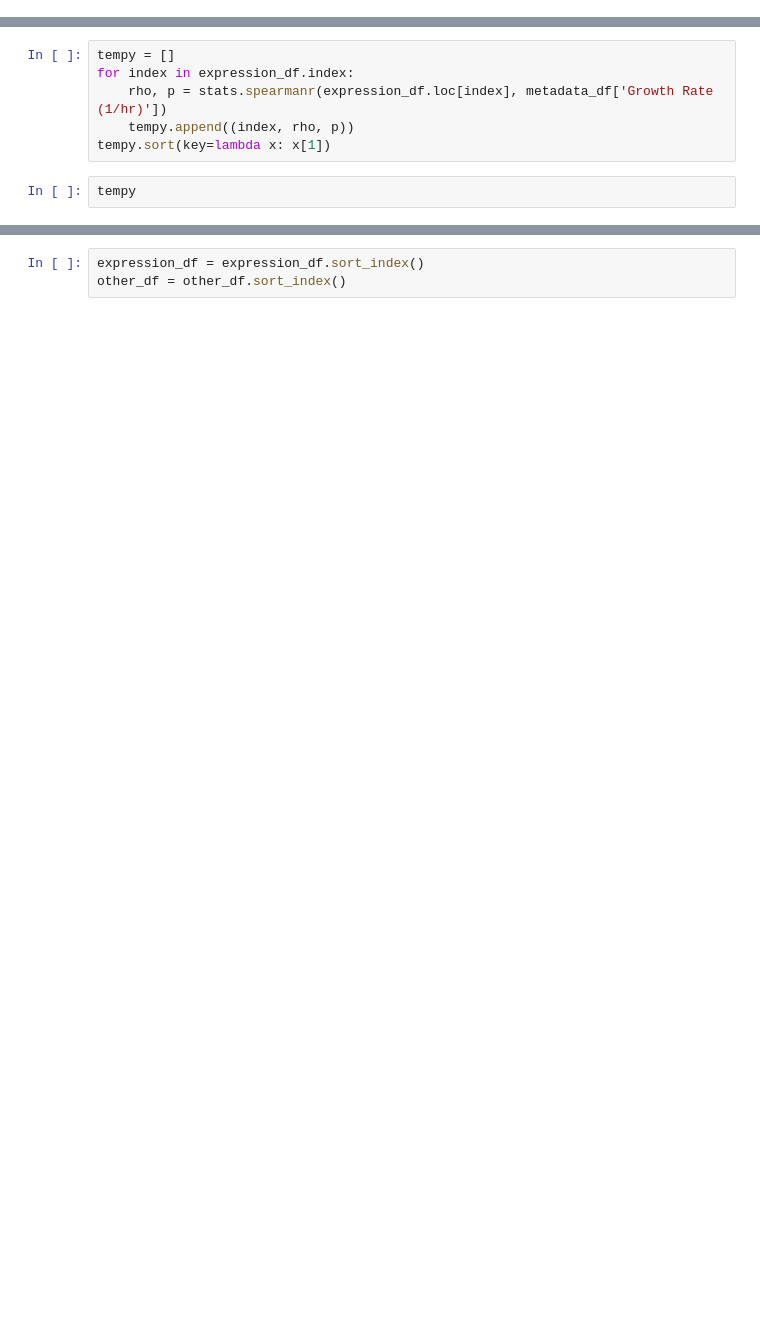
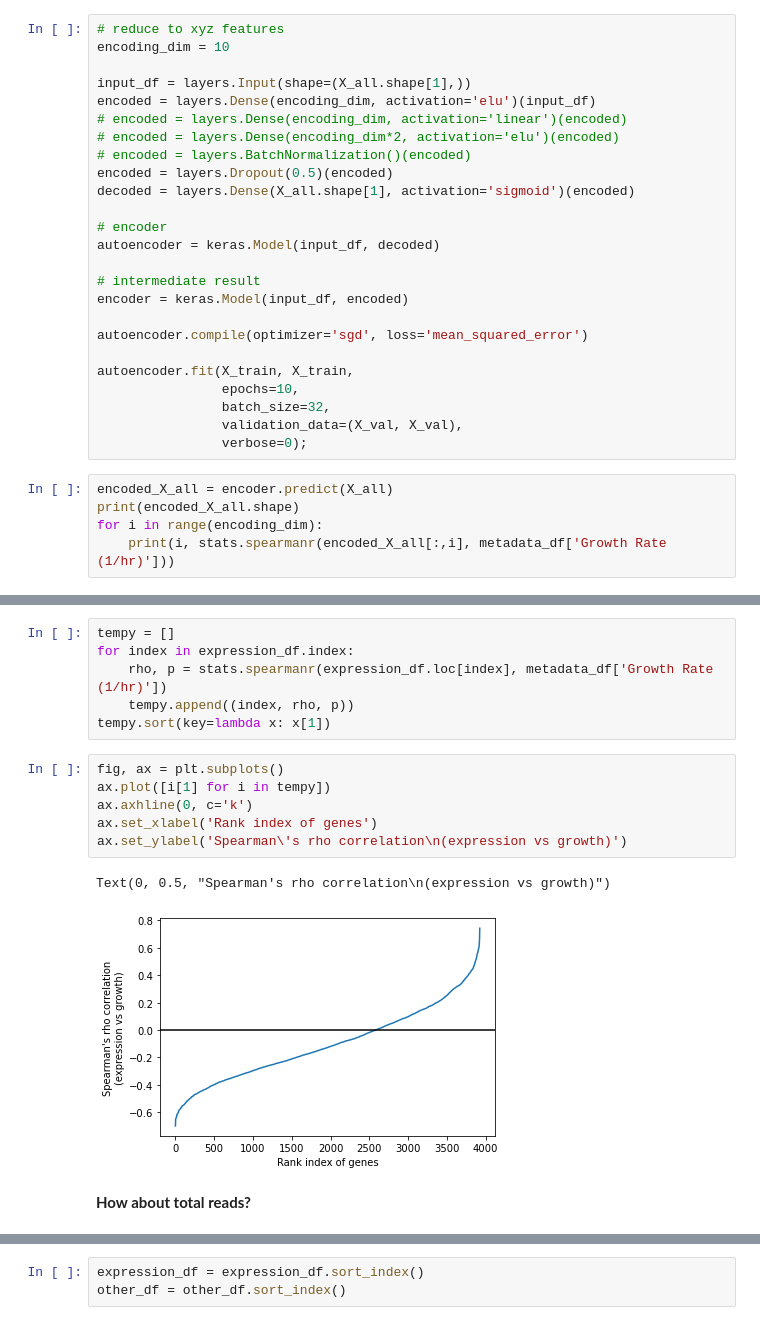
Before and after one commit to adamhockenberry/Growth-expression-translation, a Jupyter notebook: Code/scratch_AJH.ipynb, the cells around one changed output, grey strips where cells are left out. Saved outputs shown, nothing was run; the diff lists cells and outputs as text; blank space fills up the shorter version.

```diff
--- a/Code/scratch_AJH.ipynb
+++ b/Code/scratch_AJH.ipynb
@@ -104,0 +151,30 @@ expression_df = expression_df / expression_df.sum()
+# %%
+# reduce to xyz features
+encoding_dim = 10
+
+input_df = layers.Input(shape=(X_all.shape[1],))
+encoded = layers.Dense(encoding_dim, activation='elu')(input_df)
+# encoded = layers.Dense(encoding_dim, activation='linear')(encoded)
+# encoded = layers.Dense(encoding_dim*2, activation='elu')(encoded)
+# encoded = layers.BatchNormalization()(encoded)
+encoded = layers.Dropout(0.5)(encoded)
+decoded = layers.Dense(X_all.shape[1], activation='sigmoid')(encoded)
+
+# encoder
+autoencoder = keras.Model(input_df, decoded)
+
+# intermediate result
+encoder = keras.Model(input_df, encoded)
+
+autoencoder.compile(optimizer='sgd', loss='mean_squared_error')
+
+autoencoder.fit(X_train, X_train,
+                epochs=10,
+                batch_size=32,
+                validation_data=(X_val, X_val),
+                verbose=0);
+# %%
+encoded_X_all = encoder.predict(X_all)
+print(encoded_X_all.shape)
+for i in range(encoding_dim):
+    print(i, stats.spearmanr(encoded_X_all[:,i], metadata_df['Growth Rate (1/hr)']))
@@ -108,8 +207,17 @@ for index in expression_df.index:
     rho, p = stats.spearmanr(expression_df.loc[index], metadata_df['Growth Rate (1/hr)'])
     tempy.append((index, rho, p))
 tempy.sort(key=lambda x: x[1])
-# %%
-tempy
+# %%
+fig, ax = plt.subplots()
+ax.plot([i[1] for i in tempy])
+ax.axhline(0, c='k')
+ax.set_xlabel('Rank index of genes')
+ax.set_ylabel('Spearman\'s rho correlation\n(expression vs growth)')
+# %% [output]
+Text(0, 0.5, "Spearman's rho correlation\n(expression vs growth)")
+[figure, added]
+# %% [markdown]
+**How about total reads?**
 # %%
 a = metadata_df['Growth Rate (1/hr)']
 b = expression_df.sum()
```
Also changed, not shown: parts of 51 cells of this notebook, 1 other file.
